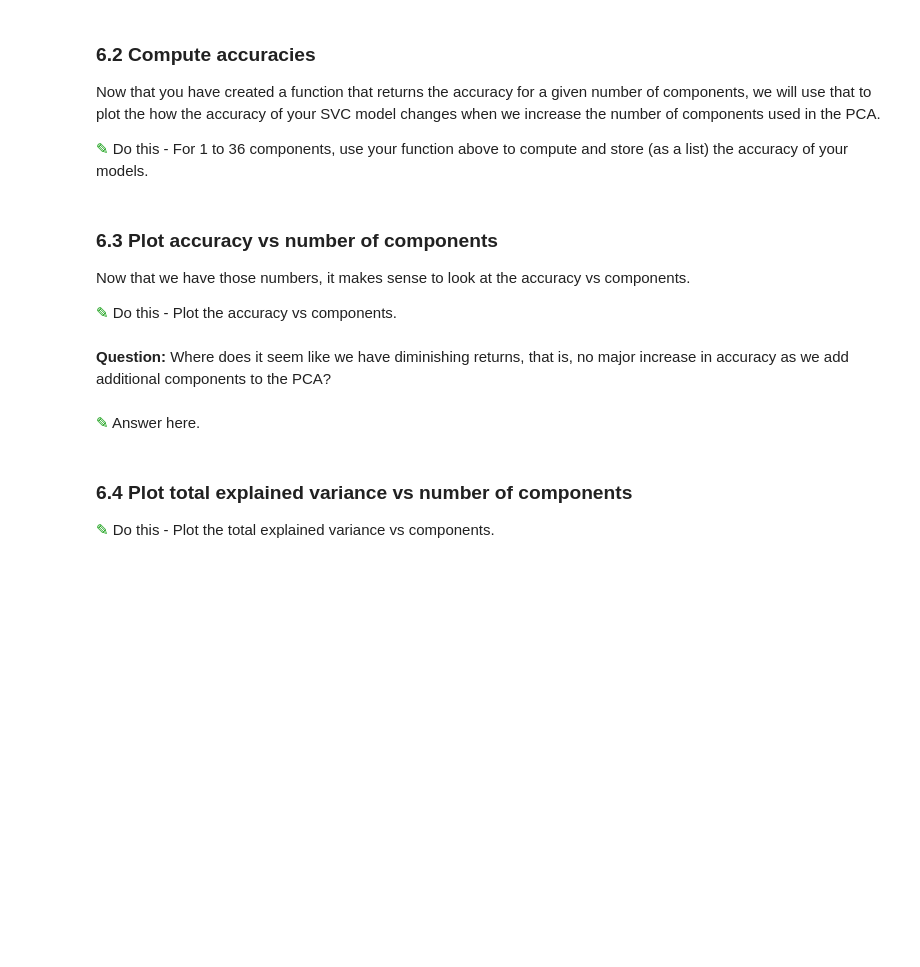
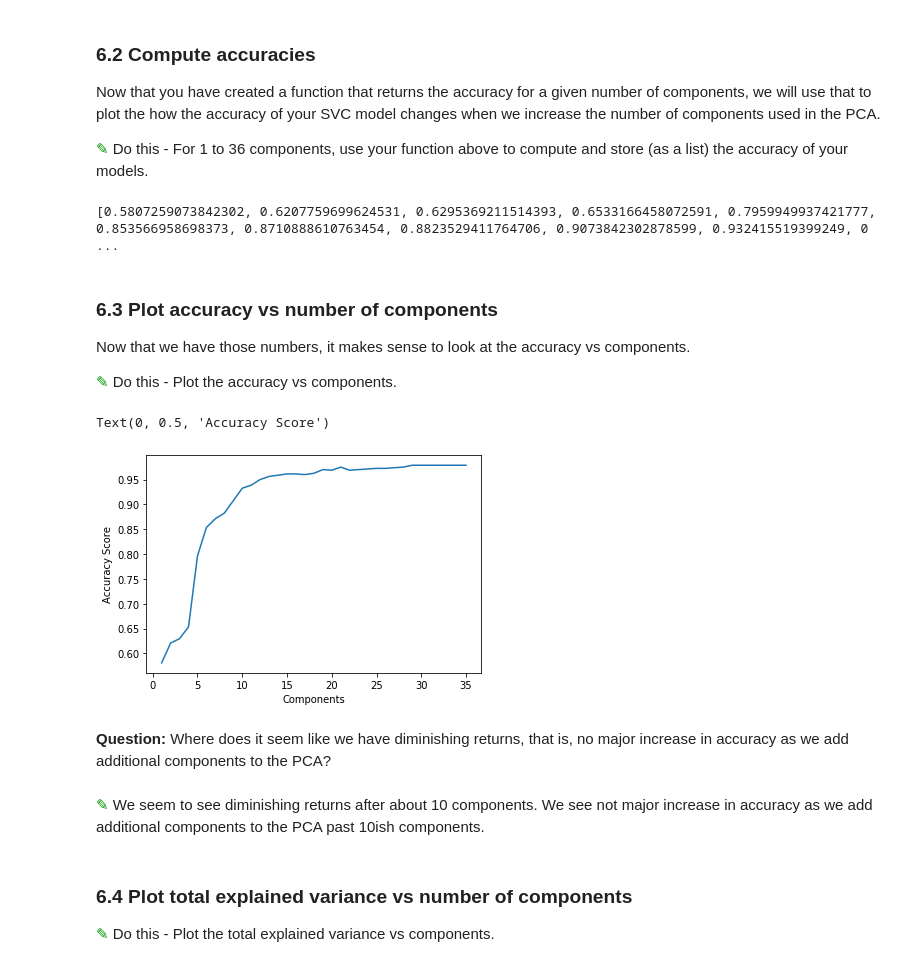
Before and after one commit to mcfallal/CMSE202, a Jupyter notebook: Homework4-SVM_and_PCA-Lexi McFall.ipynb, the cells around one changed output. Drawn from its saved outputs; the diff is of its cells as text; code cells hidden in the pictures; blank space fills up the shorter version.

```diff
--- a/Homework4-SVM_and_PCA-Lexi McFall.ipynb
+++ b/Homework4-SVM_and_PCA-Lexi McFall.ipynb
@@ -370,3 +388,20 @@ and it will return the accuracy scores for an SVC model fit to pca transformed f
+# %%
+# Accuracy vs. Components Function
+def PCA_SVC(n_comp,x_train,x_test,y_train,y_test):
+    pca = PCA(n_components=n_comp)
+    pca.fit(x_train)
+    train_pca=pca.transform(x_train)
+    test_pca=pca.transform(x_test)
+    total_explained_variance=sum(pca.explained_variance_)
+
+    model=svm.SVC(C=1.0,gamma='auto',kernel='rbf')
+    clf=model.fit(train_pca,y_train)
+
+
+    y_predict = clf.predict(test_pca)
+    accuracy=metrics.accuracy_score(y_test,y_predict)
+
+    return total_explained_variance,accuracy
 # %% [markdown]
 ### 6.2 Compute accuracies
 
@@ -378,3 +411,15 @@ Now that you have created a function that returns the accuracy for a given numbe
+# %%
+# Computing Accuracies
+components=np.arange(1,36,1)
+variances=[]
+accuracies=[]
+for comp in components:
+    var,acc=PCA_SVC(comp,x_train,x_test,y_train,y_test)
+    variances.append(var)
+    accuracies.append(acc)
+print(accuracies)
+# %% [output]
+[0.5807259073842302, 0.6207759699624531, 0.6295369211514393, 0.6533166458072591, 0.7959949937421777, 0.853566958698373, 0.8710888610763454, 0.8823529411764706, 0.9073842302878599, 0.932415519399249, 0 ...
 # %% [markdown]
 ### 6.3 Plot accuracy vs number of components
 
@@ -386,7 +429,15 @@ Now that we have those numbers, it makes sense to look at the accuracy vs compon
+# %%
+# Plotting accuracy vs number of components
+plt.plot(components,accuracies)
+plt.xlabel("Components")
+plt.ylabel("Accuracy Score")
+# %% [output]
+Text(0, 0.5, 'Accuracy Score')
+[figure, added]
 # %% [markdown]
 **Question:** Where does it seem like we have diminishing returns, that is, no major increase in accuracy as we add additional components to the PCA?
-# %% [markdown]
-<font size=8 color="#009600">&#9998;</font> Answer here.
+# %% [markdown]
+<font size=8 color="#009600">&#9998;</font> We seem to see diminishing returns after about 10 components. We see not major increase in accuracy as we add additional components to the PCA past 10ish components.
 # %% [markdown]
 ### 6.4 Plot total explained variance vs number of components
 
```
Also changed, not shown: parts of 16 cells of this notebook.
